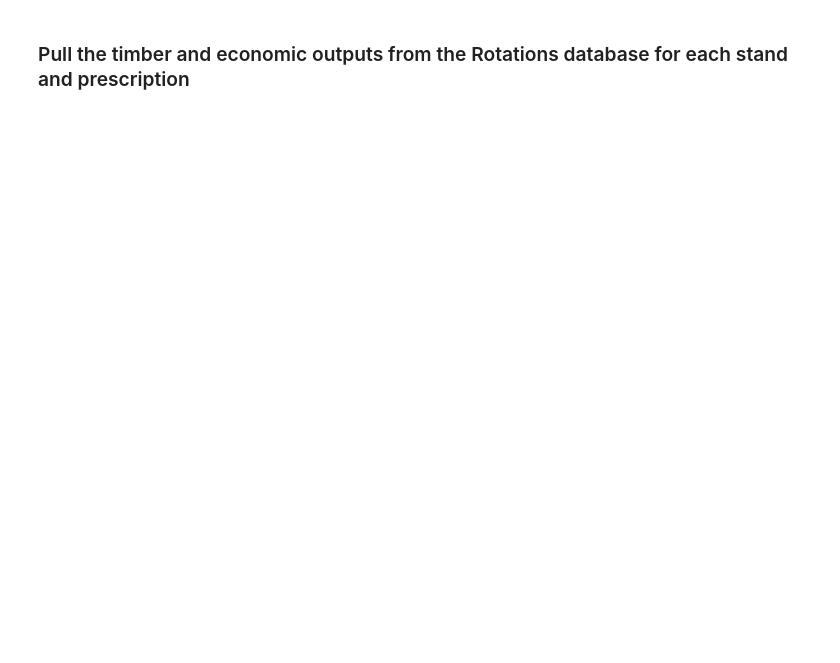
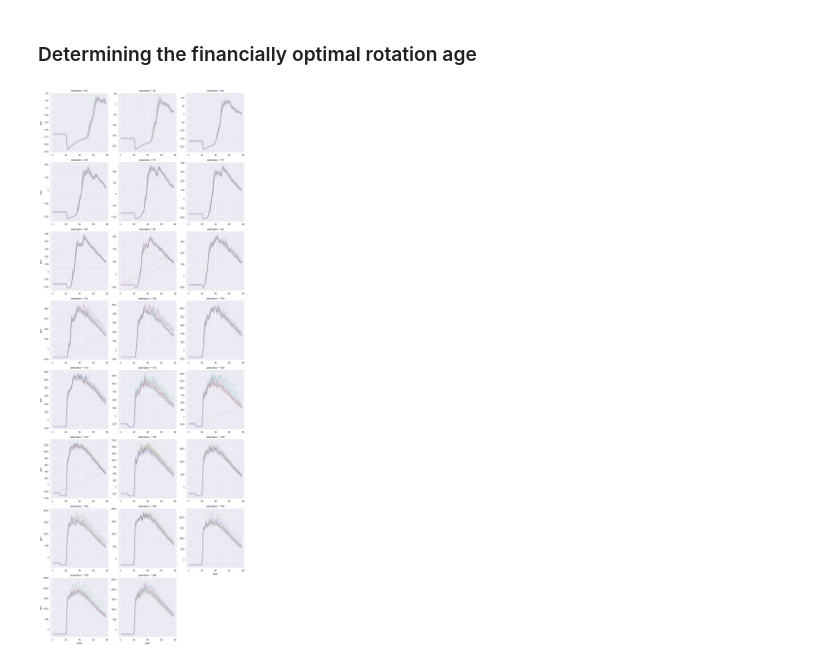
Before and after one commit to Ecotrust/FSC_Case_Studies, a Jupyter notebook: FSC Case Study Determining Rotation Length.ipynb, the cells around one changed output. Cells and saved outputs as stored; diff of their text form; code cells hidden in the pictures; blank space fills up the shorter version.

Commit message:
Current working versions of FSC case study components

```diff
--- a/FSC Case Study Determining Rotation Length.ipynb
+++ b/FSC Case Study Determining Rotation Length.ipynb
@@ -20,2 +8,0 @@ Loading BokehJS ...
-# %% [markdown]
-### Pull the timber and economic outputs from the Rotations database for each stand and prescription
@@ -21,0 +11,18 @@ Loading BokehJS ...
+# %% [markdown]
+### Determining the financially optimal rotation age
+# %%
+conn = psycopg2.connect("dbname='Rotations' user='postgres' host='localhost'") # password in pgpass file
+SQL = '''
+SELECT econsummary.*, cases.mgmtid, CAST (cases.standid AS INT) AS siteindex
+FROM econsummary, cases
+WHERE econsummary.caseid = cases.caseid AND cases.mgmtid = 'SHRT';
+'''
+short = pd.read_sql(SQL, conn)
+
+# close the database connection
+conn.close()
+# %%
+g = sns.FacetGrid(data=short, col='siteindex', hue='caseid', col_wrap=3, size=4, sharey=False, sharex=False)
+g = g.map(plt.plot, 'year', 'pnv', alpha=0.15)
+# %% [output]
+[figure, added]
```
Also changed, not shown: parts of 25 cells of this notebook, 9 other files.
